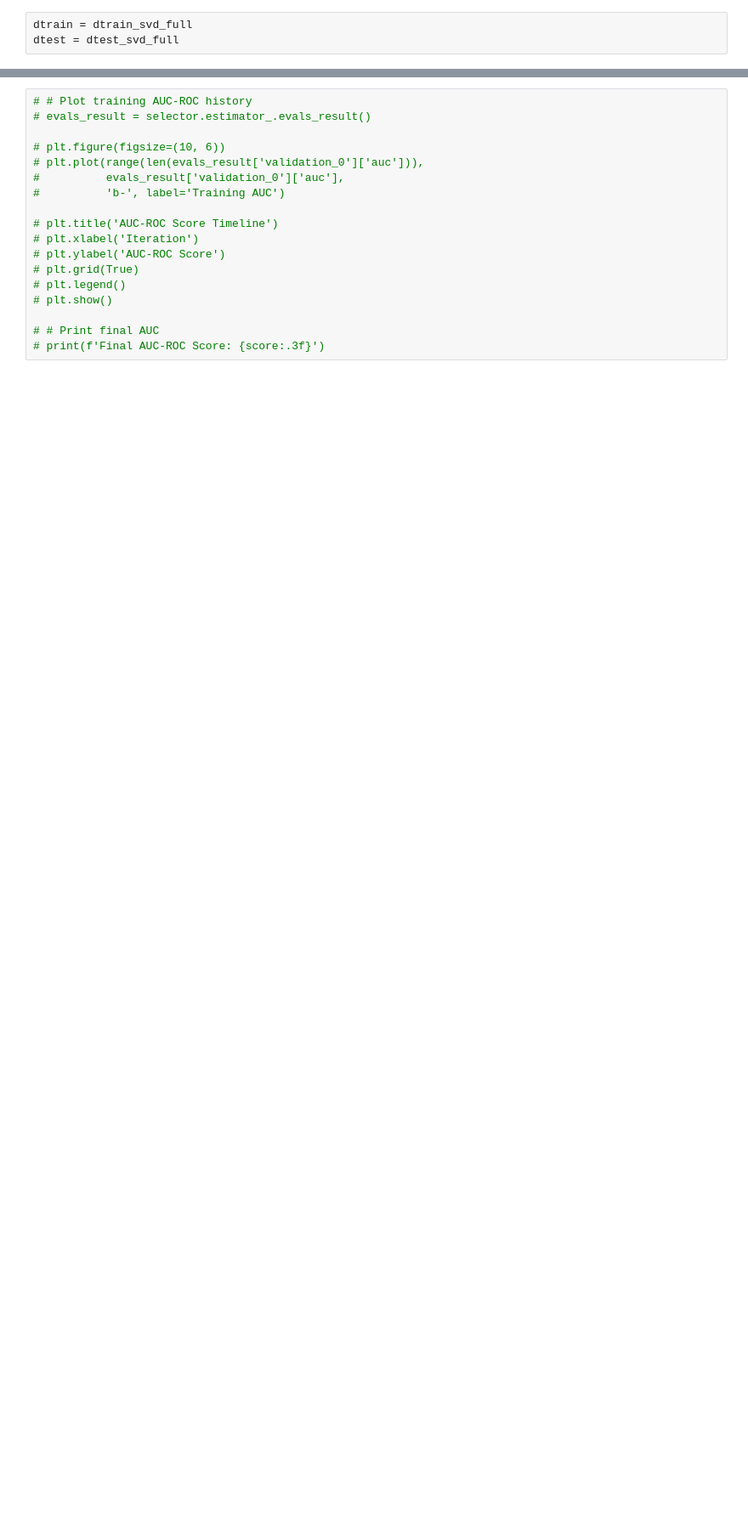
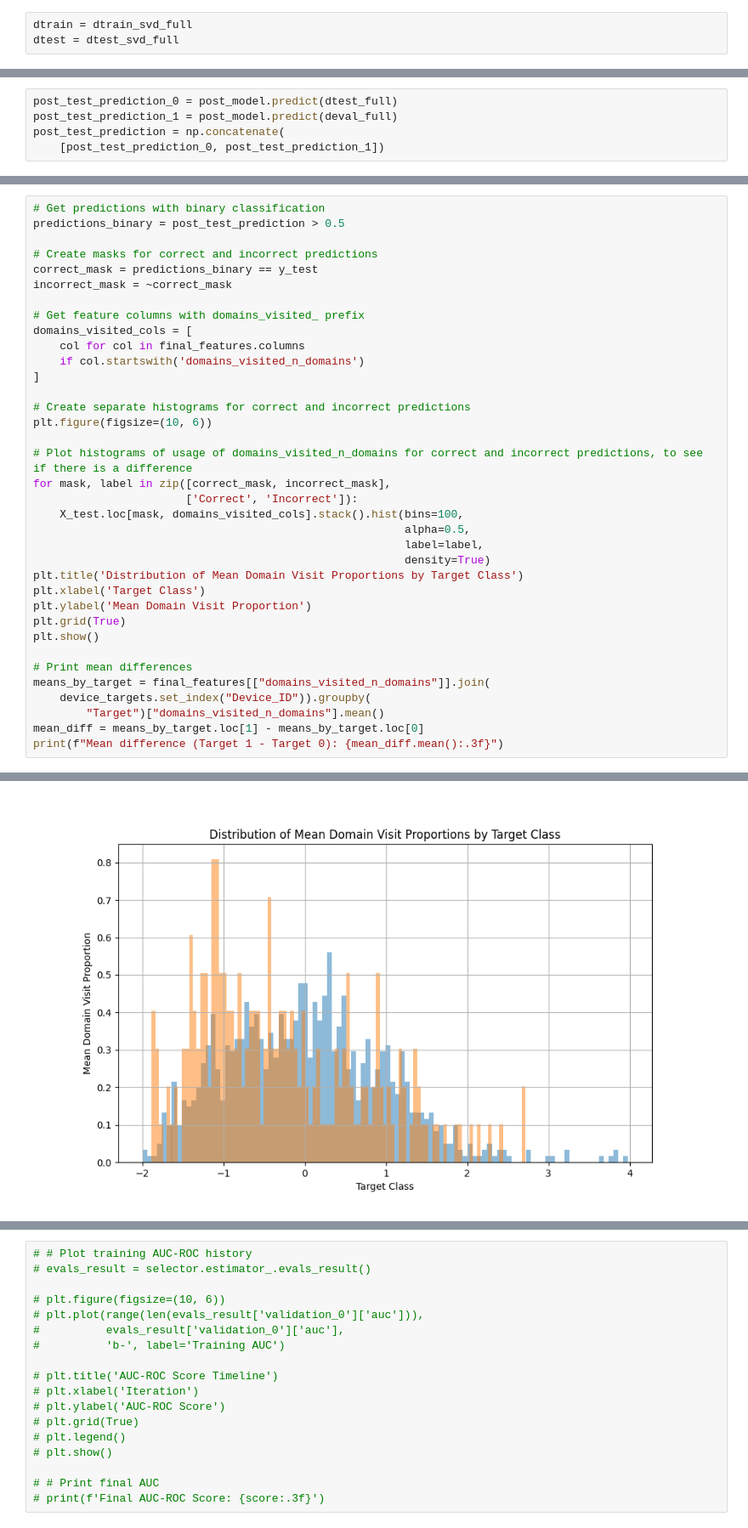
Before and after one commit to Tom-Touati/mafat-challenge, a Jupyter notebook: code/time_based_model.ipynb, the cells around one changed output, grey strips where cells are left out. Shown at 85% size. Cells and saved outputs as stored; diff of their text form; blank space fills up the shorter version.

```diff
--- a/code/time_based_model.ipynb
+++ b/code/time_based_model.ipynb
@@ -966,0 +1093,5 @@ model
+# %%
+post_test_prediction_0 = post_model.predict(dtest_full)
+post_test_prediction_1 = post_model.predict(deval_full)
+post_test_prediction = np.concatenate(
+    [post_test_prediction_0, post_test_prediction_1])
@@ -966,0 +1102,37 @@ model
+# %%
+# Get predictions with binary classification
+predictions_binary = post_test_prediction > 0.5
+
+# Create masks for correct and incorrect predictions
+correct_mask = predictions_binary == y_test
+incorrect_mask = ~correct_mask
+
+# Get feature columns with domains_visited_ prefix
+domains_visited_cols = [
+    col for col in final_features.columns
+    if col.startswith('domains_visited_n_domains')
+]
+
+# Create separate histograms for correct and incorrect predictions
+plt.figure(figsize=(10, 6))
+
+# Plot histograms of usage of domains_visited_n_domains for correct and incorrect predictions, to see if there is a difference
+for mask, label in zip([correct_mask, incorrect_mask],
+                       ['Correct', 'Incorrect']):
+    X_test.loc[mask, domains_visited_cols].stack().hist(bins=100,
+                                                        alpha=0.5,
+                                                        label=label,
+                                                        density=True)
+plt.title('Distribution of Mean Domain Visit Proportions by Target Class')
+plt.xlabel('Target Class')
+plt.ylabel('Mean Domain Visit Proportion')
+plt.grid(True)
+plt.show()
+
+# Print mean differences
+means_by_target = final_features[["domains_visited_n_domains"]].join(
+    device_targets.set_index("Device_ID")).groupby(
+        "Target")["domains_visited_n_domains"].mean()
+mean_diff = means_by_target.loc[1] - means_by_target.loc[0]
+print(f"Mean difference (Target 1 - Target 0): {mean_diff.mean():.3f}")
+# %% [output]
@@ -966,0 +1142 @@ model
+[figure, added]
```
Also changed, not shown: parts of 48 cells of this notebook, 33 other files.
